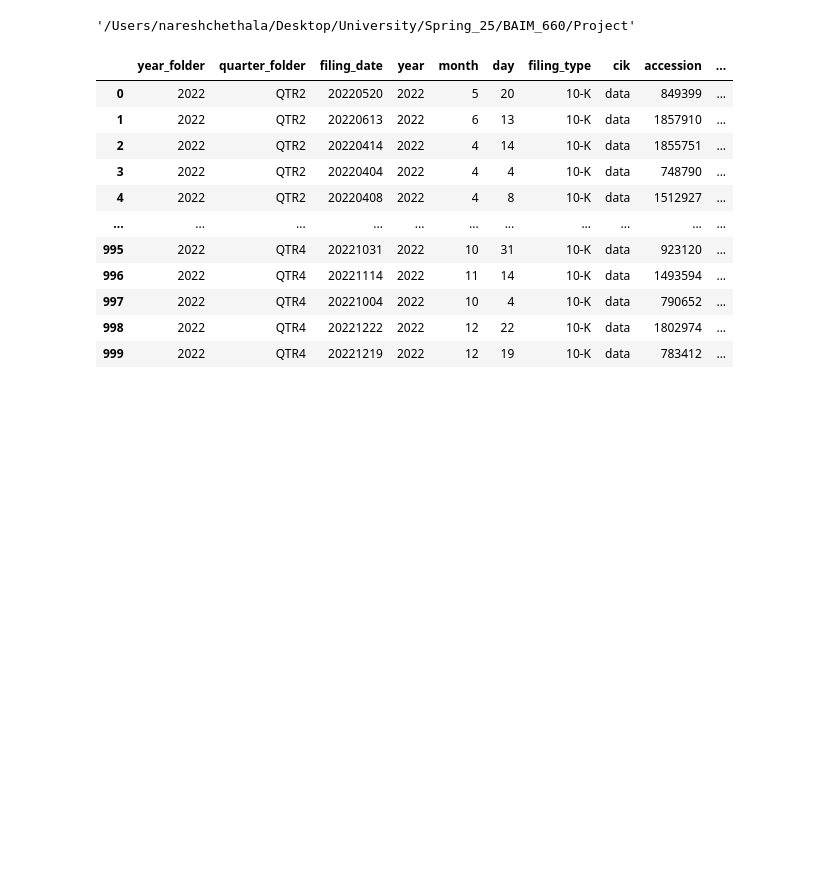
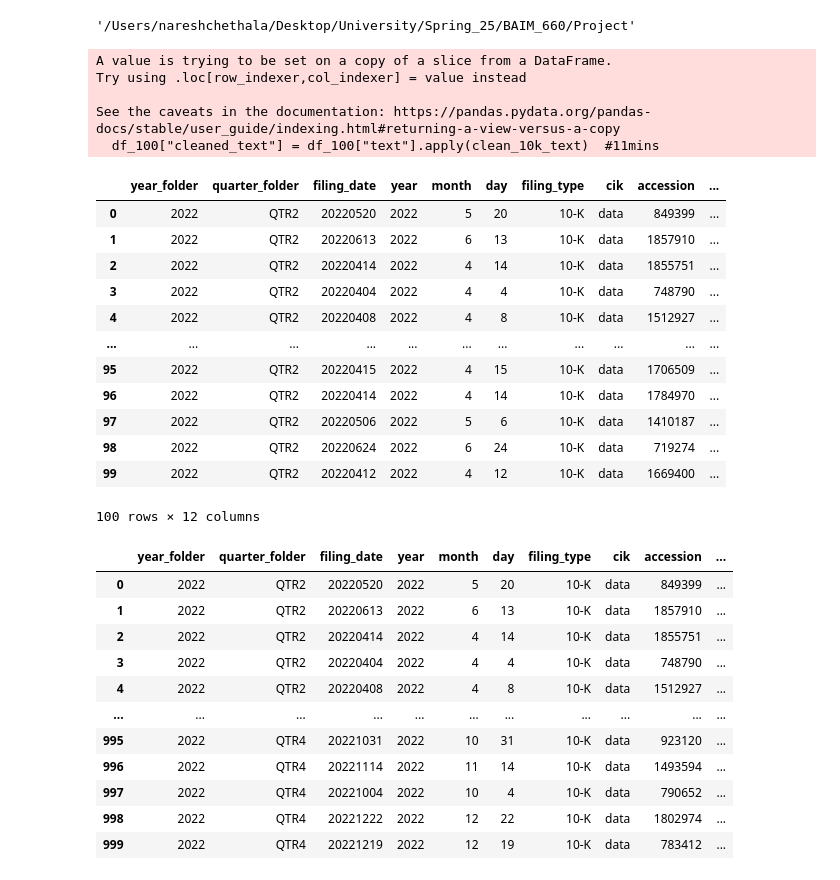
Before and after one commit to NareshChethala/10K_Seintiment_Analysis, a Jupyter notebook: dataframe_10k.ipynb, the cells around one changed output. Saved outputs shown, nothing was run; the diff lists cells and outputs as text; code cells hidden in the pictures; blank space fills up the shorter version.

```diff
--- a/dataframe_10k.ipynb
+++ b/dataframe_10k.ipynb
@@ -142,8 +142,32 @@ def clean_10k_text(text):
 
     # Strip leading/trailing spaces
     return text.strip()
+# %%
+df_100=df.head(100)
 # %%
-df["cleaned_text"] = df["text"].apply(clean_10k_text)  #11mins
+df_100["cleaned_text"] = df_100["text"].apply(clean_10k_text)  #11mins
+# %% [output]
+A value is trying to be set on a copy of a slice from a DataFrame.
+Try using .loc[row_indexer,col_indexer] = value instead
+
+See the caveats in the documentation: https://pandas.pydata.org/pandas-docs/stable/user_guide/indexing.html#returning-a-view-versus-a-copy
+  df_100["cleaned_text"] = df_100["text"].apply(clean_10k_text)  #11mins
+# %%
+display(df_100)
+# %% [output]
+|  | year_folder | quarter_folder | filing_date | year | month | day | filing_type | cik | accession | ... |
+| 0 | 2022 | QTR2 | 20220520 | 2022 | 5 | 20 | 10-K | data | 849399 | ... |
+| 1 | 2022 | QTR2 | 20220613 | 2022 | 6 | 13 | 10-K | data | 1857910 | ... |
+| 2 | 2022 | QTR2 | 20220414 | 2022 | 4 | 14 | 10-K | data | 1855751 | ... |
+| 3 | 2022 | QTR2 | 20220404 | 2022 | 4 | 4 | 10-K | data | 748790 | ... |
+| 4 | 2022 | QTR2 | 20220408 | 2022 | 4 | 8 | 10-K | data | 1512927 | ... |
+| ... | ... | ... | ... | ... | ... | ... | ... | ... | ... | ... |
+| 95 | 2022 | QTR2 | 20220415 | 2022 | 4 | 15 | 10-K | data | 1706509 | ... |
+| 96 | 2022 | QTR2 | 20220414 | 2022 | 4 | 14 | 10-K | data | 1784970 | ... |
+| 97 | 2022 | QTR2 | 20220506 | 2022 | 5 | 6 | 10-K | data | 1410187 | ... |
+| 98 | 2022 | QTR2 | 20220624 | 2022 | 6 | 24 | 10-K | data | 719274 | ... |
+| 99 | 2022 | QTR2 | 20220412 | 2022 | 4 | 12 | 10-K | data | 1669400 | ... |
+100 rows × 12 columns
 # %%
 #df.to_csv("10K_filings_cleaned.csv", index=False)
 # %%
```
Also changed, not shown: parts of 14 cells of this notebook, 3 other files.
